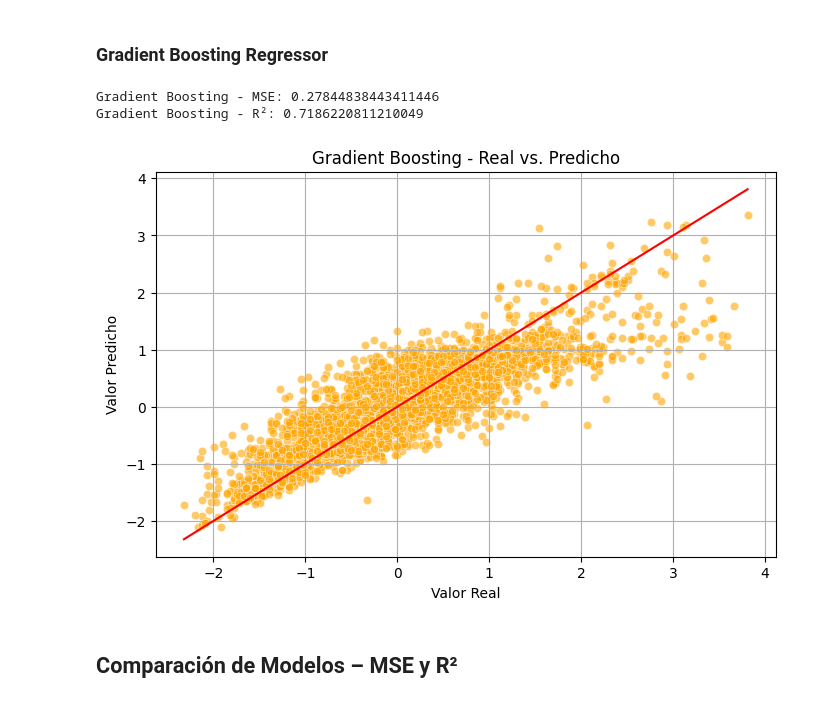
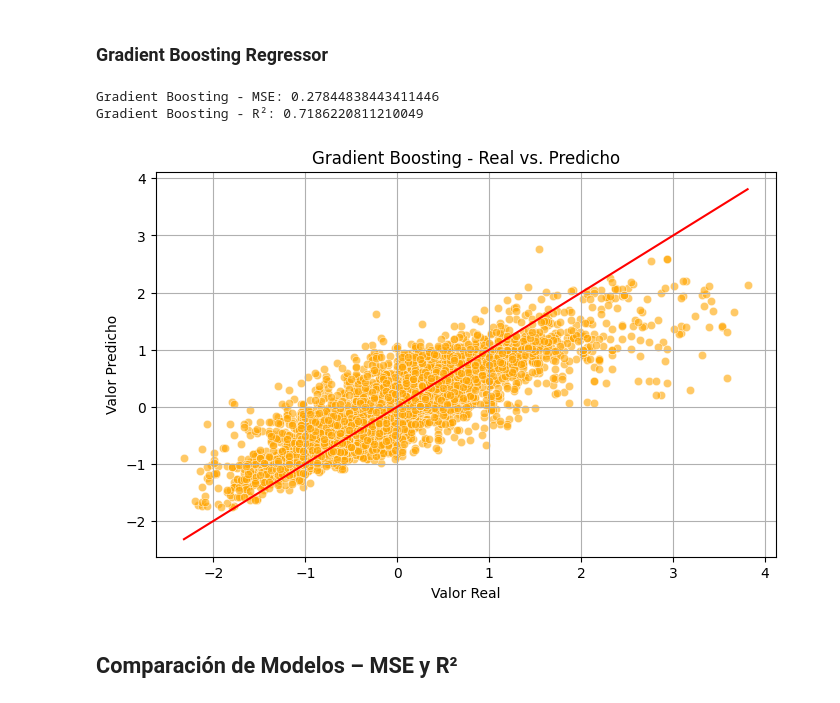
Before and after one commit to JhonnyGod/CienciaDeDatos-Proyecto2, a Jupyter notebook: proyecto2.ipynb, the cells around one changed output. Saved outputs shown, nothing was run; the diff lists cells and outputs as text; code cells hidden in the pictures.

```diff
--- a/proyecto2.ipynb
+++ b/proyecto2.ipynb
@@ -796,29 +796,29 @@ Red Neuronal (MLP) - R²: 0.7967316516684011
 # %%
 
 gb = GradientBoostingRegressor(
     n_estimators=200,
     learning_rate=0.05,
     max_depth=4,
     random_state=42
 )
 gb.fit(X_train, y_train)
 y_pred_gb = gb.predict(X_test)
 
 print("Gradient Boosting - MSE:", mean_squared_error(y_test, y_pred_gb))
 print("Gradient Boosting - R²:", r2_score(y_test, y_pred_gb))
 
 plt.figure(figsize=(8, 5))
-sns.scatterplot(x=y_test, y=y_pred_rf, alpha=0.6, color='orange')
+sns.scatterplot(x=y_test, y=y_pred_gb, alpha=0.6, color='orange')
 plt.xlabel("Valor Real")
 plt.ylabel("Valor Predicho")
 plt.title("Gradient Boosting - Real vs. Predicho")
 plt.plot([y_test.min(), y_test.max()], [y_test.min(), y_test.max()], color='red')
 plt.grid(True)
 plt.show()
 # %% [output]
 Gradient Boosting - MSE: 0.27844838443411446
 Gradient Boosting - R²: 0.7186220811210049
-[figure, old version]
+[figure, new version]
 # %% [markdown]
 ## Comparación de Modelos – MSE y R²
 # %%
```
Also changed, not shown: parts of 3 cells of this notebook.
